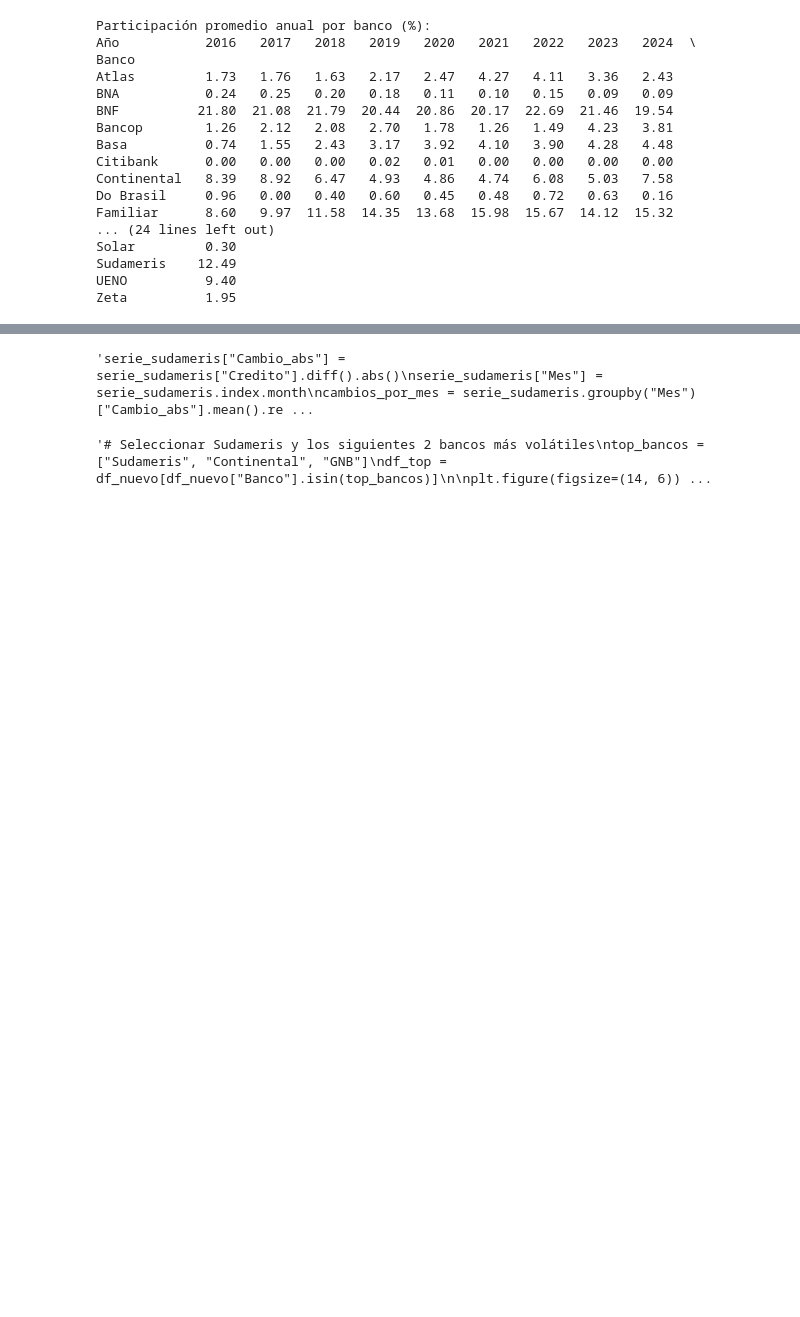
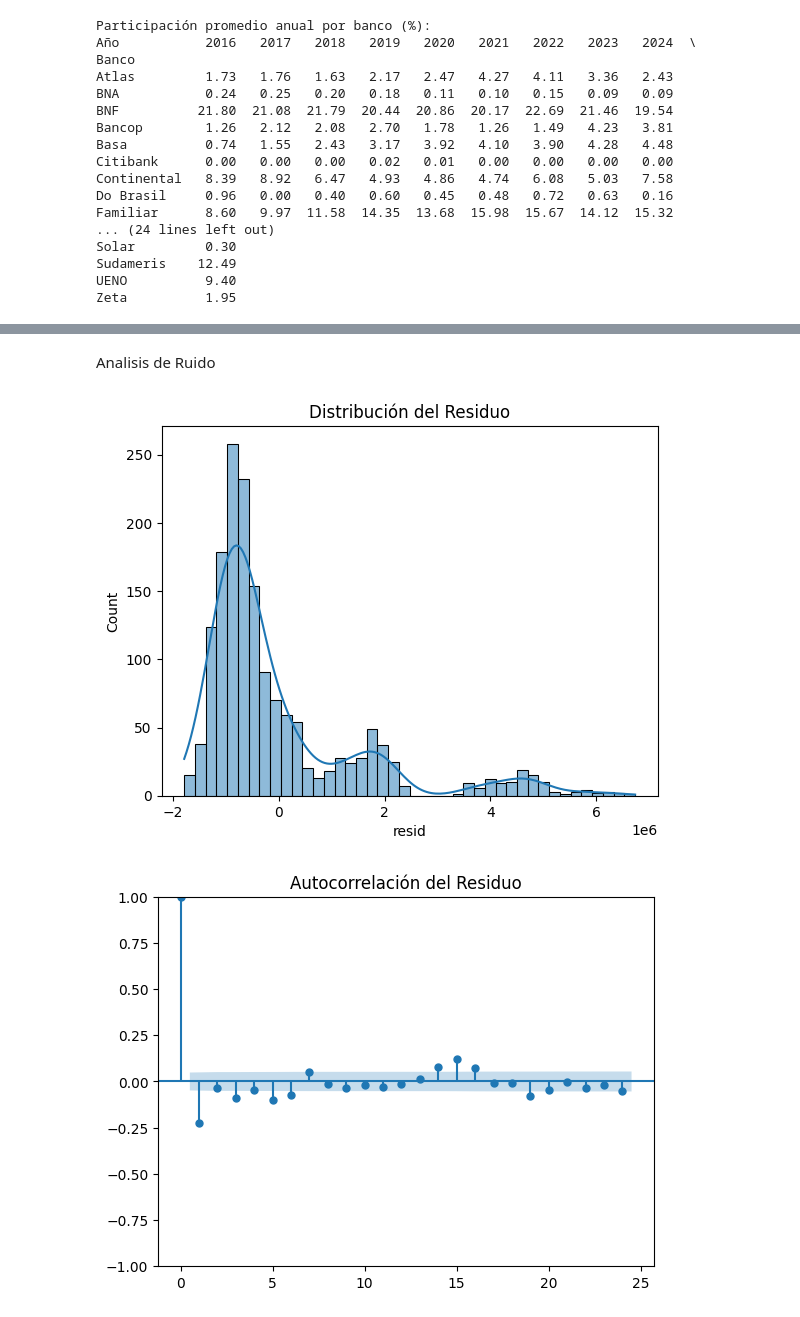
Before and after one commit to MathiasChd/MIA_UNA, a Jupyter notebook: SeriesTemporales/TrabajoGrupal/Trabajo_grupal_MIAAD.ipynb, the cells around one changed output, grey strips where cells are left out. Drawn from its saved outputs; the diff is of its cells as text; code cells hidden in the pictures; blank space fills up the shorter version.

```diff
--- a/SeriesTemporales/TrabajoGrupal/Trabajo_grupal_MIAAD.ipynb
+++ b/SeriesTemporales/TrabajoGrupal/Trabajo_grupal_MIAAD.ipynb
@@ -1957,15 +1215,0 @@ plt.show()'''
-# %%
-'''# Graficar estacionalidad mensual (stacked line plot)
-df_nuevo["Fecha"] = pd.to_datetime(df_nuevo["Fecha"])
-df_nuevo["Mes"] = df_nuevo["Fecha"].dt.month
-df_nuevo["Año"] = df_nuevo["Fecha"].dt.year
-plt.figure(figsize=(12, 6))
-sns.set(style="whitegrid")
-sns.pointplot(df_nuevo, x='Mes', y='Credito', hue='Año', palette='viridis', linestyles='-')
-
-plt.title('Estacionalidad Mensual de Creditos Agricolas')
-plt.xlabel('Mes')
-plt.ylabel('Creditos (Millones de Guaranies)')
-plt.legend(title='Año', bbox_to_anchor=(1.05, 1), loc='upper left')
-plt.tight_layout()
-plt.show()'''
@@ -2023,32 +1216,21 @@ print(serie_sudameris.loc[max_cambio - pd.DateOffset(months=1):max_cambio + pd.D
-# %%
-'''serie_sudameris["Cambio_abs"] = serie_sudameris["Credito"].diff().abs()
-serie_sudameris["Mes"] = serie_sudameris.index.month
-cambios_por_mes = serie_sudameris.groupby("Mes")["Cambio_abs"].mean().reset_index()
-# Convertir número de mes a nombre
-cambios_por_mes["Mes"] = cambios_por_mes["Mes"].apply(lambda x: calendar.month_abbr[x])
-
-plt.figure(figsize=(10, 5))
-sns.barplot(data=cambios_por_mes, x="Mes", y="Cambio_abs", palette="viridis")
-
-plt.title("Promedio de Cambios Absolutos Mensuales - Sudameris")
-plt.ylabel("Cambio Absoluto Promedio")
-plt.xlabel("Mes")
-plt.tight_layout()
-plt.show()'''
-# %% [output]
-'serie_sudameris["Cambio_abs"] = serie_sudameris["Credito"].diff().abs()\nserie_sudameris["Mes"] = serie_sudameris.index.month\ncambios_por_mes = serie_sudameris.groupby("Mes")["Cambio_abs"].mean().re ...
-# %%
-'''# Seleccionar Sudameris y los siguientes 2 bancos más volátiles
-top_bancos = ["Sudameris", "Continental", "GNB"]
-df_top = df_nuevo[df_nuevo["Banco"].isin(top_bancos)]
-
-plt.figure(figsize=(14, 6))
-sns.lineplot(data=df_top, x="Fecha", y="Credito", hue="Banco", marker='o')
-plt.title("Comparación de Créditos Agrícolas - Bancos Más Volátiles")
-plt.xlabel("Fecha")
-plt.ylabel("Crédito")
-plt.xticks(rotation=45)
-plt.tight_layout()
-plt.show()'''
-# %% [output]
-'# Seleccionar Sudameris y los siguientes 2 bancos más volátiles\ntop_bancos = ["Sudameris", "Continental", "GNB"]\ndf_top = df_nuevo[df_nuevo["Banco"].isin(top_bancos)]\n\nplt.figure(figsize=(14, 6)) ...
+# %% [markdown]
+Analisis de Ruido
+# %%
+import seaborn as sns
+import statsmodels.api as sm
+
+# Extraer residuo del modelo aditivo
+resid = decomp_add.resid.dropna()  # eliminar NaNs
+
+# Histograma del residuo
+sns.histplot(resid, kde=True)
+plt.title('Distribución del Residuo')
+plt.show()
+
+# ACF (función de autocorrelación)
+sm.graphics.tsa.plot_acf(resid, lags=24)
+plt.title('Autocorrelación del Residuo')
+plt.show()
+# %% [output]
+[figure, added]
+[figure, added]
```
Also changed, not shown: parts of 42 cells of this notebook.
